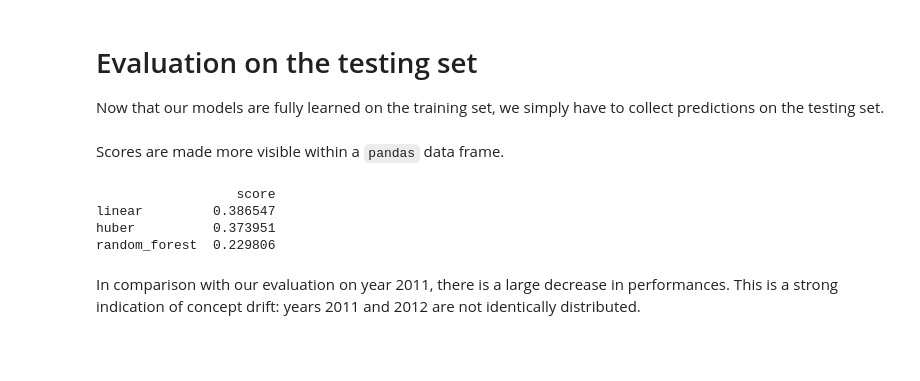
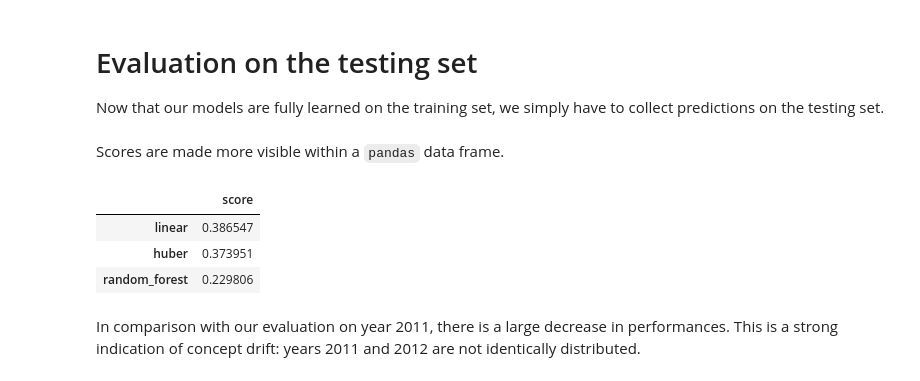
Before and after one commit to Quantmetry/Data-Academy, a Jupyter notebook: 03-machine_learning.ipynb, the cells around one changed output. Saved outputs shown, nothing was run; the diff lists cells and outputs as text; code cells hidden in the pictures; blank space fills up the shorter version.

```diff
--- a/03-machine_learning.ipynb
+++ b/03-machine_learning.ipynb
@@ -207,12 +207,12 @@ for name, clf in {'linear':lr, 'huber': hr, 'random_forest':rfo}.items():
 # %% [markdown]
 Scores are made more visible within a `pandas` data frame.
 # %%
-print(pd.DataFrame(scores, index=names, columns=['score']))
+pd.DataFrame(scores, index=names, columns=['score'])
 # %% [output]
-                  score
-linear         0.386547
-huber          0.373951
-random_forest  0.229806
+|  | score |
+| linear | 0.386547 |
+| huber | 0.373951 |
+| random_forest | 0.229806 |
 # %% [markdown]
 In comparison with our evaluation on year 2011, there is a large decrease in performances. This is a strong indication of concept drift: years 2011 and 2012 are not identically distributed.
 # %% [markdown]
```
Also changed, not shown: parts of 4 cells of this notebook.
